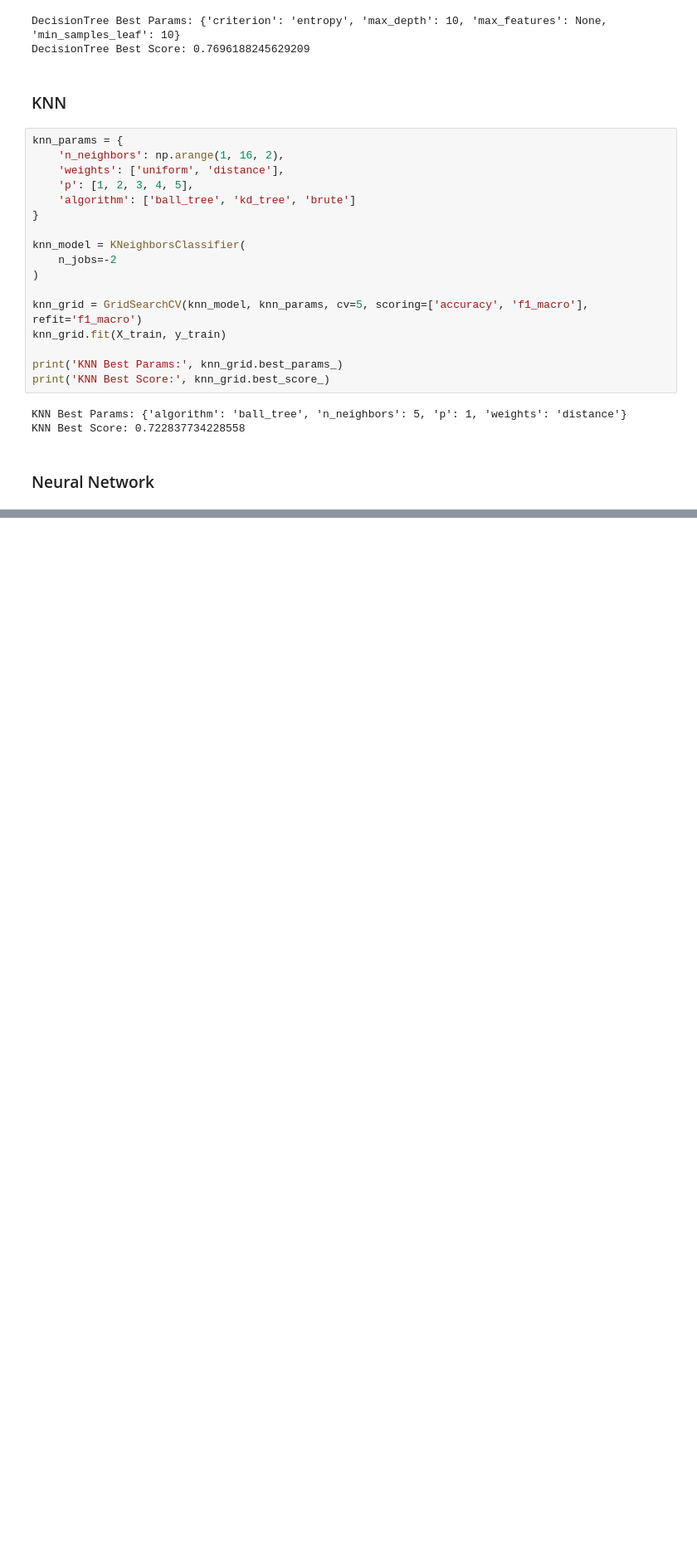
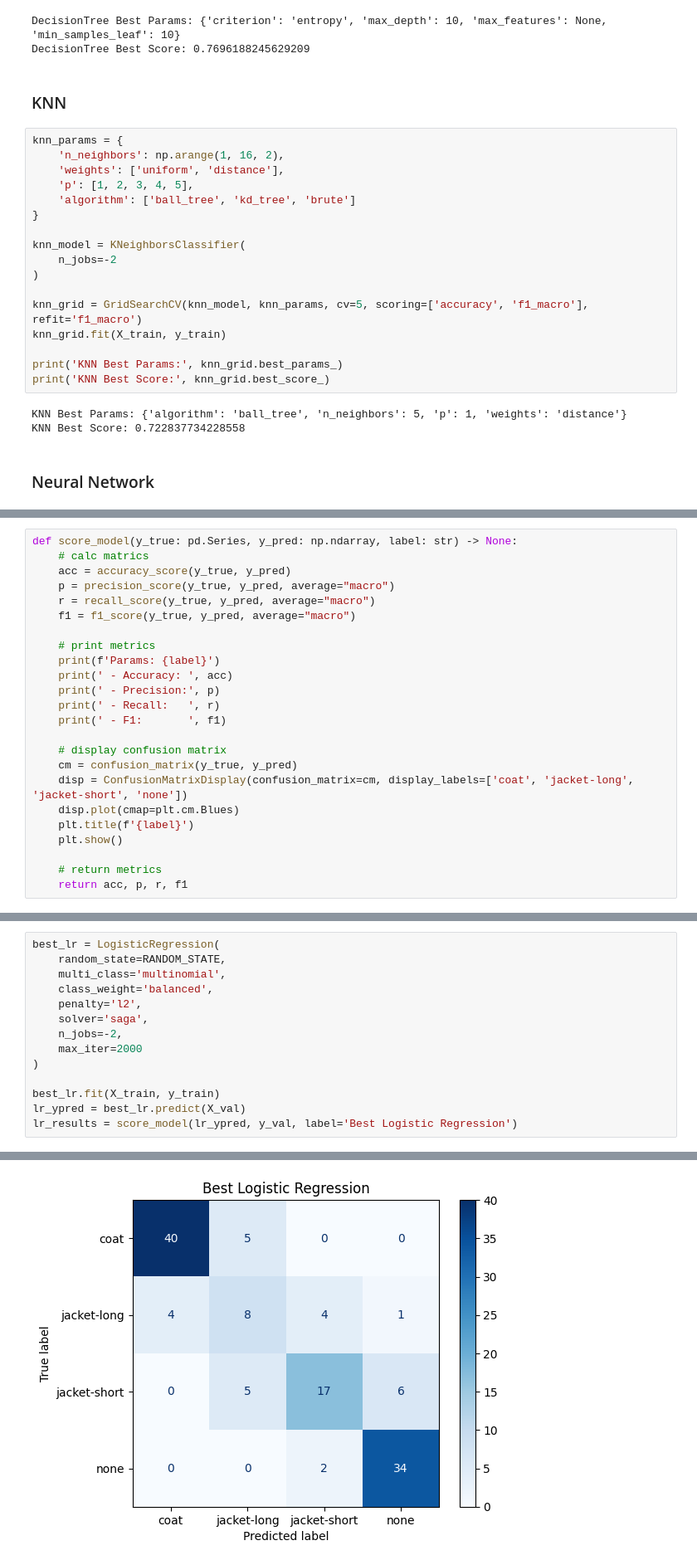
Before and after one commit to tikkikkit21/WeatherML, a Jupyter notebook: research.ipynb, the cells around one changed output, grey strips where cells are left out. Shown at 83% size. Saved outputs shown, nothing was run; the diff lists cells and outputs as text; blank space fills up the shorter version.

Commit message:
Add performance comparison between ML models
Resolves #14

```diff
--- a/research.ipynb
+++ b/research.ipynb
@@ -558,0 +550,24 @@ NeuralNetwork Best Score: 0.802364082793213
+# %%
+def score_model(y_true: pd.Series, y_pred: np.ndarray, label: str) -> None:
+    # calc matrics
+    acc = accuracy_score(y_true, y_pred)
+    p = precision_score(y_true, y_pred, average="macro")
+    r = recall_score(y_true, y_pred, average="macro")
+    f1 = f1_score(y_true, y_pred, average="macro")
+
+    # print metrics
+    print(f'Params: {label}')
+    print(' - Accuracy: ', acc)
+    print(' - Precision:', p)
+    print(' - Recall:   ', r)
+    print(' - F1:       ', f1)
+
+    # display confusion matrix
+    cm = confusion_matrix(y_true, y_pred)
+    disp = ConfusionMatrixDisplay(confusion_matrix=cm, display_labels=['coat', 'jacket-long', 'jacket-short', 'none'])
+    disp.plot(cmap=plt.cm.Blues)
+    plt.title(f'{label}')
+    plt.show()
+
+    # return metrics
+    return acc, p, r, f1
@@ -558,0 +576,15 @@ NeuralNetwork Best Score: 0.802364082793213
+# %%
+best_lr = LogisticRegression(
+    random_state=RANDOM_STATE,
+    multi_class='multinomial',
+    class_weight='balanced',
+    penalty='l2',
+    solver='saga',
+    n_jobs=-2,
+    max_iter=2000
+)
+
+best_lr.fit(X_train, y_train)
+lr_ypred = best_lr.predict(X_val)
+lr_results = score_model(lr_ypred, y_val, label='Best Logistic Regression')
+# %% [output]
@@ -558,0 +596 @@ NeuralNetwork Best Score: 0.802364082793213
+[figure, added]
```
Also changed, not shown: parts of 19 cells of this notebook.
